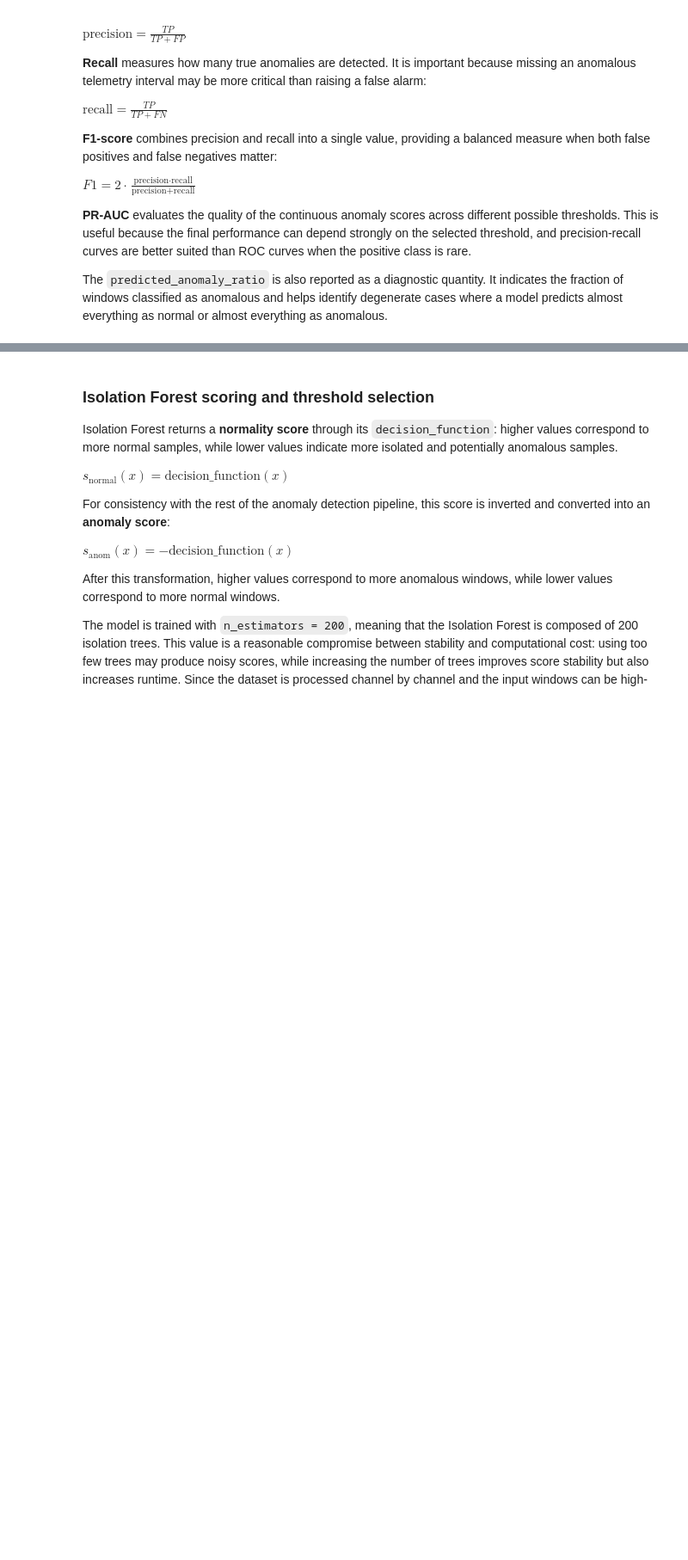
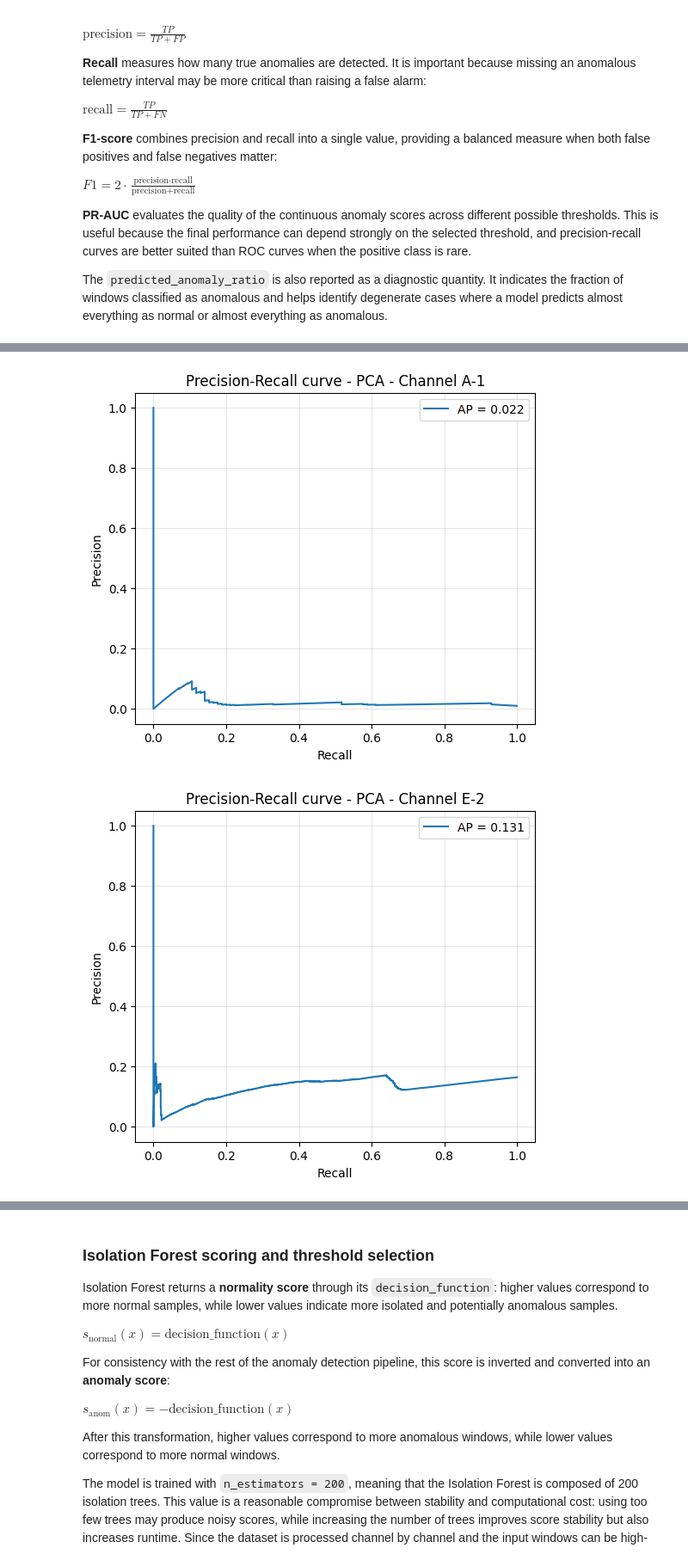
Before and after one commit to LucianoScarpino/Anomaly_Detection_Nasa_SMAP, a Jupyter notebook: Anomaly_Detection.ipynb, the cells around one changed output, grey strips where cells are left out. Shown at 86% size. Saved outputs shown, nothing was run; the diff lists cells and outputs as text; code cells hidden in the pictures; blank space fills up the shorter version.

```diff
--- a/Anomaly_Detection.ipynb
+++ b/Anomaly_Detection.ipynb
@@ -1085,0 +1465,17 @@ def run_isolation_forest_all_channels(
+# %%
+plot_pr_curve(
+    scores=scores_A1,
+    y_true=y_true_A1,
+    channel_id='A-1',
+    model_name="PCA"
+)
+
+plot_pr_curve(
+    scores=scores_E2,
+    y_true=y_true_E2,
+    channel_id='E-2',
+    model_name="PCA"
+)
+# %% [output]
+[figure, added]
+[figure, added]
```
Also changed, not shown: parts of 33 cells of this notebook.
